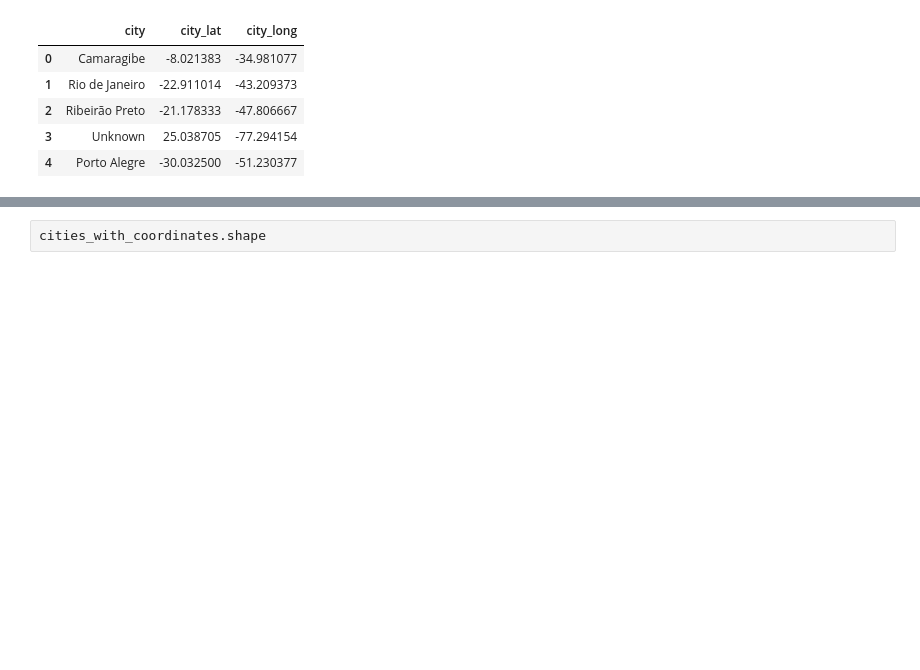
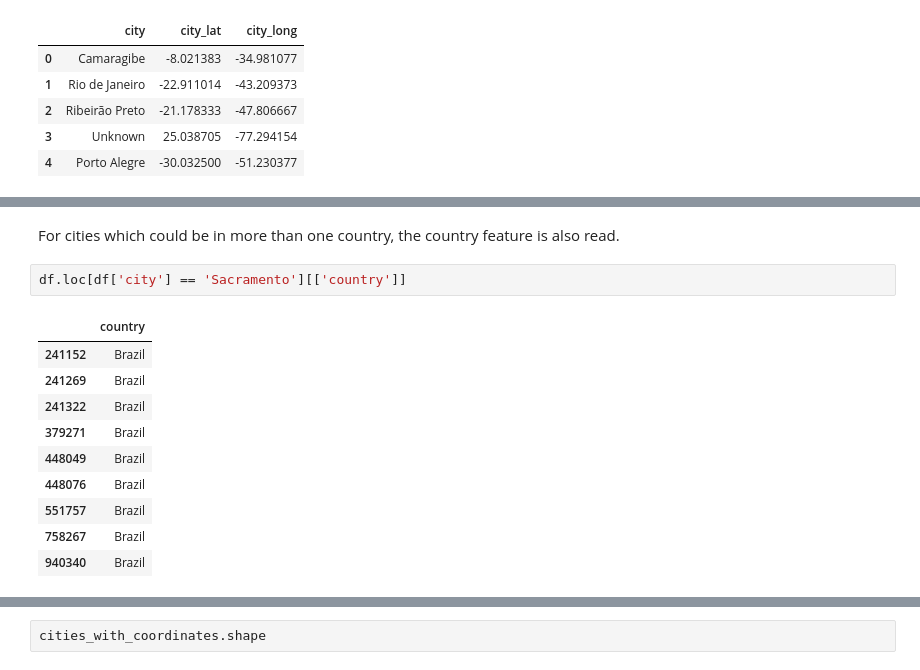
Before and after one commit to rozanecm/7506_OrganizacionDeDatos_TP1, a Jupyter notebook: tp1.ipynb, the cells around one changed output, grey strips where cells are left out. Drawn from its saved outputs; the diff is of its cells as text; blank space fills up the shorter version.

```diff
--- a/tp1.ipynb
+++ b/tp1.ipynb
@@ -542,0 +553,15 @@ cities_with_coordinates.head()
+# %% [markdown]
+For cities which could be in more than one country, the country feature is also read.
+# %%
+df.loc[df['city'] == 'Sacramento'][['country']]
+# %% [output]
+|  | country |
+| 241152 | Brazil |
+| 241269 | Brazil |
+| 241322 | Brazil |
+| 379271 | Brazil |
+| 448049 | Brazil |
+| 448076 | Brazil |
+| 551757 | Brazil |
+| 758267 | Brazil |
+| 940340 | Brazil |
```
Also changed, not shown: parts of 12 cells of this notebook.
